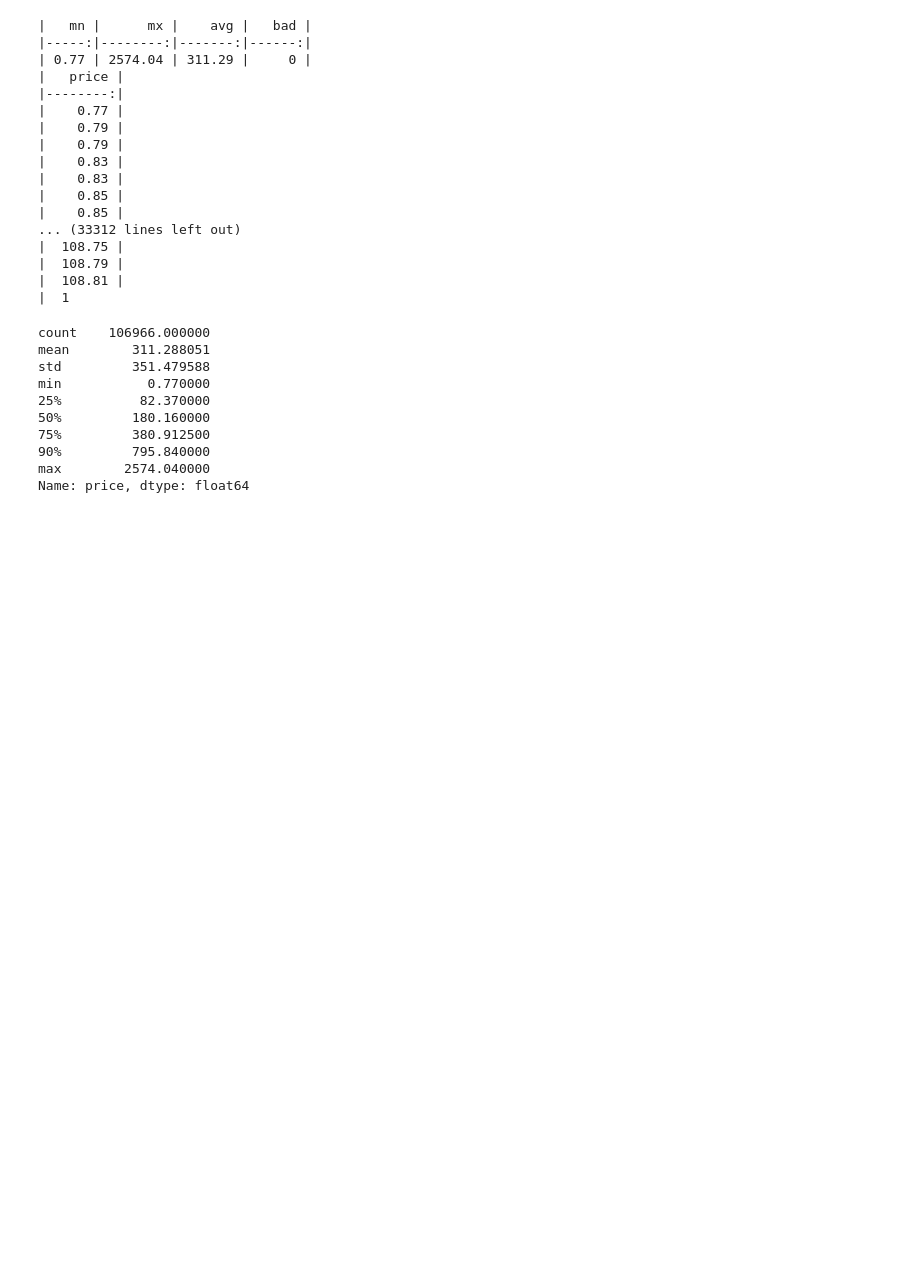
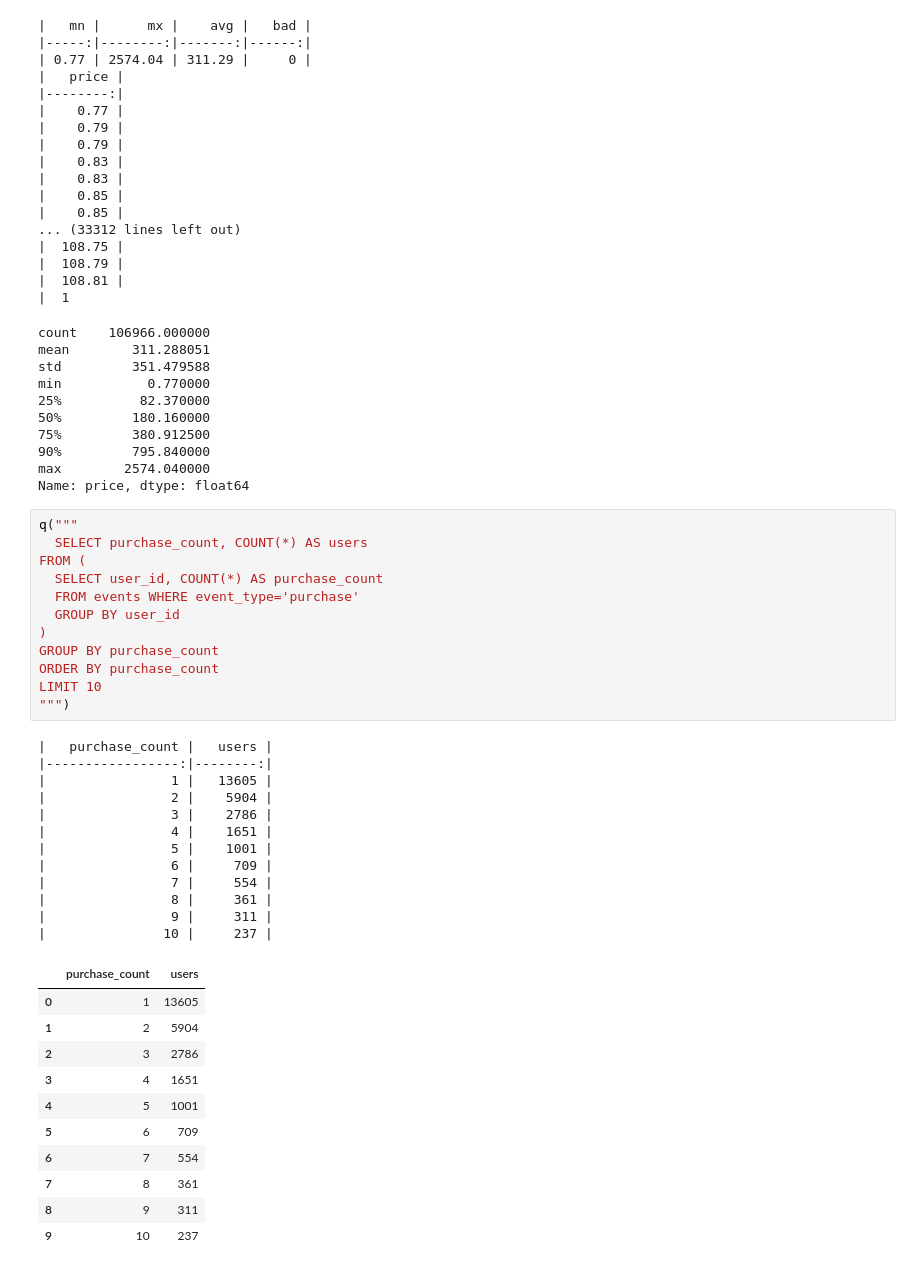
Before and after one commit to FASTriver0714/data-agent, a Jupyter notebook: notebooks/01_check_data.ipynb, the cells around one changed output. Cells and saved outputs as stored; diff of their text form; blank space fills up the shorter version.

```diff
--- a/notebooks/01_check_data.ipynb
+++ b/notebooks/01_check_data.ipynb
@@ -164,3 +200,39 @@ min           0.770000
 90%         795.840000
 max        2574.040000
 Name: price, dtype: float64
+# %%
+q("""
+  SELECT purchase_count, COUNT(*) AS users
+FROM (
+  SELECT user_id, COUNT(*) AS purchase_count
+  FROM events WHERE event_type='purchase'
+  GROUP BY user_id
+)
+GROUP BY purchase_count
+ORDER BY purchase_count
+LIMIT 10
+""")
+# %% [output]
+|   purchase_count |   users |
+|-----------------:|--------:|
+|                1 |   13605 |
+|                2 |    5904 |
+|                3 |    2786 |
+|                4 |    1651 |
+|                5 |    1001 |
+|                6 |     709 |
+|                7 |     554 |
+|                8 |     361 |
+|                9 |     311 |
+|               10 |     237 |
+|  | purchase_count | users |
+| 0 | 1 | 13605 |
+| 1 | 2 | 5904 |
+| 2 | 3 | 2786 |
+| 3 | 4 | 1651 |
+| 4 | 5 | 1001 |
+| 5 | 6 | 709 |
+| 6 | 7 | 554 |
+| 7 | 8 | 361 |
+| 8 | 9 | 311 |
+| 9 | 10 | 237 |
```
Also changed, not shown: parts of 6 cells of this notebook, 5 other files.
